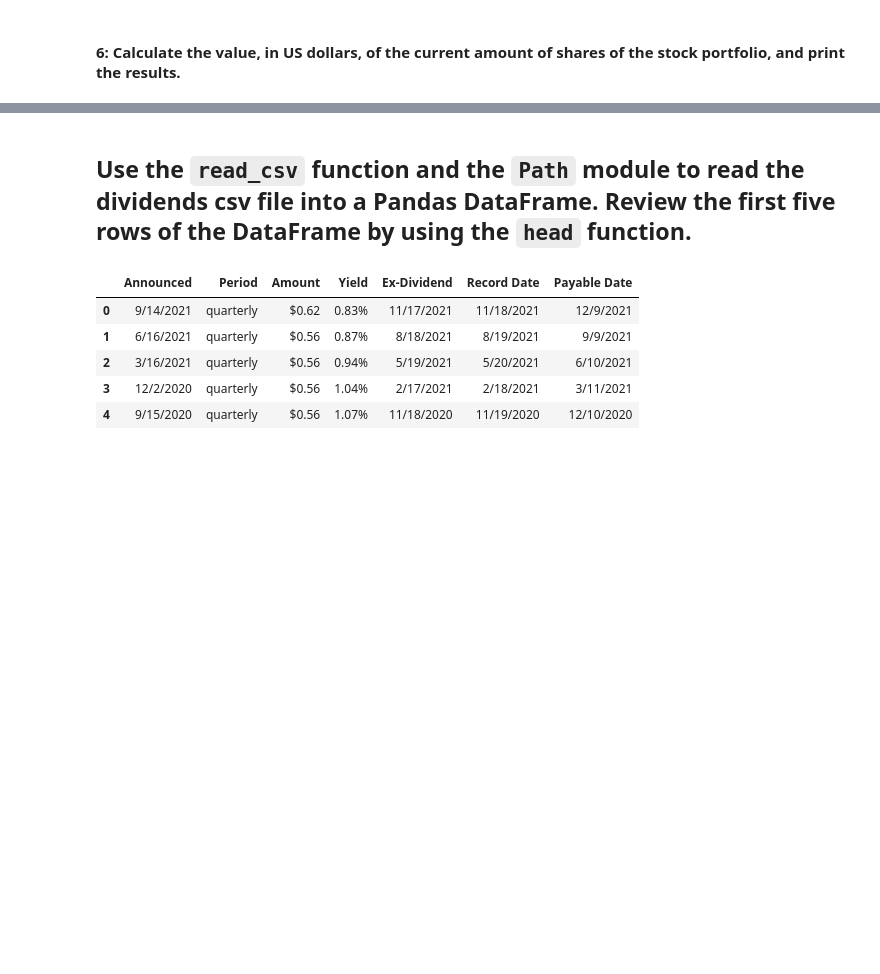
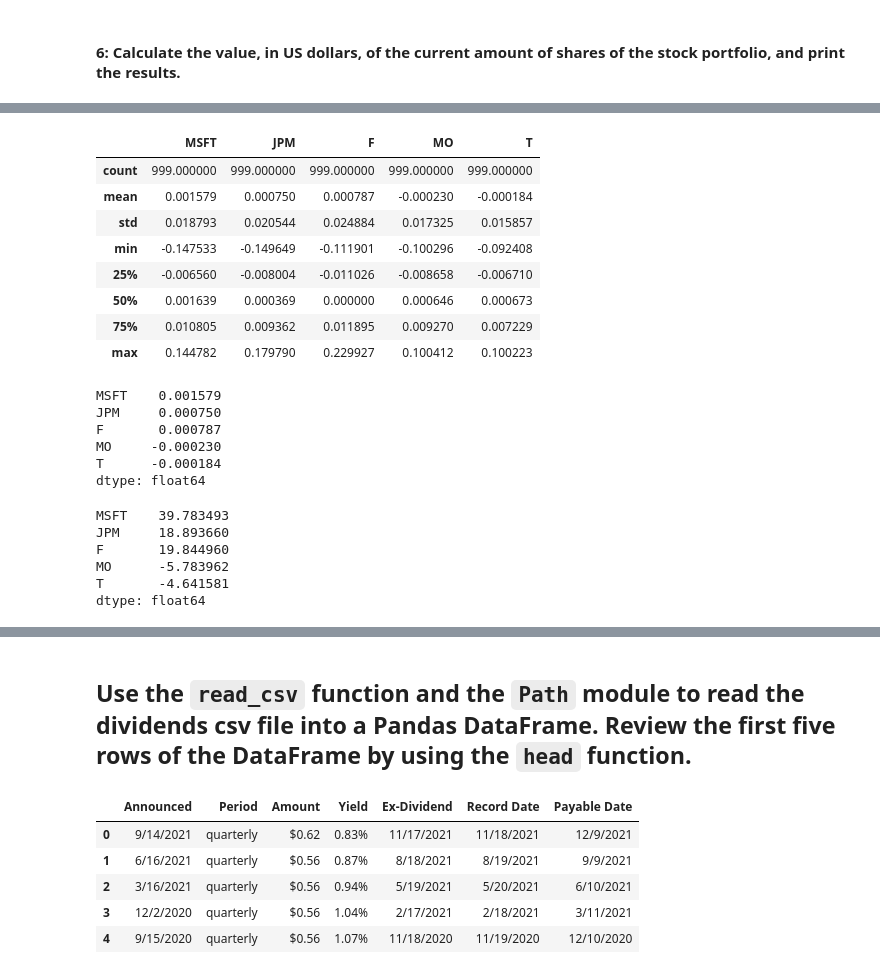
Before and after one commit to stefimaz/Dividend_reinvesting, a Jupyter notebook: systematic_inv.ipynb, the cells around one changed output, grey strips where cells are left out. Drawn from its saved outputs; the diff is of its cells as text; code cells hidden in the pictures; blank space fills up the shorter version.

```diff
--- a/systematic_inv.ipynb
+++ b/systematic_inv.ipynb
@@ -151,0 +223,36 @@ The value of your stocks:
+# %%
+# Generate descriptive statistics
+df_daily_returns.describe()
+# %% [output]
+|  | MSFT | JPM | F | MO | T |
+| count | 999.000000 | 999.000000 | 999.000000 | 999.000000 | 999.000000 |
+| mean | 0.001579 | 0.000750 | 0.000787 | -0.000230 | -0.000184 |
+| std | 0.018793 | 0.020544 | 0.024884 | 0.017325 | 0.015857 |
+| min | -0.147533 | -0.149649 | -0.111901 | -0.100296 | -0.092408 |
+| 25% | -0.006560 | -0.008004 | -0.011026 | -0.008658 | -0.006710 |
+| 50% | 0.001639 | 0.000369 | 0.000000 | 0.000646 | 0.000673 |
+| 75% | 0.010805 | 0.009362 | 0.011895 | 0.009270 | 0.007229 |
+| max | 0.144782 | 0.179790 | 0.229927 | 0.100412 | 0.100223 |
+# %%
+average_daily_returns = df_daily_returns.mean()
+average_daily_returns
+# %% [output]
+MSFT    0.001579
+JPM     0.000750
+F       0.000787
+MO     -0.000230
+T      -0.000184
+dtype: float64
+# %%
+# Calculate the annual average return data for the stocks
+# Use 252 as the number of trading days in the year
+average_annual_return = (df_daily_returns.mean() * 252) *100
+
+average_annual_return
+# %% [output]
+MSFT    39.783493
+JPM     18.893660
+F       19.844960
+MO      -5.783962
+T       -4.641581
+dtype: float64
```
Also changed, not shown: parts of 21 cells of this notebook, 1 other file.
